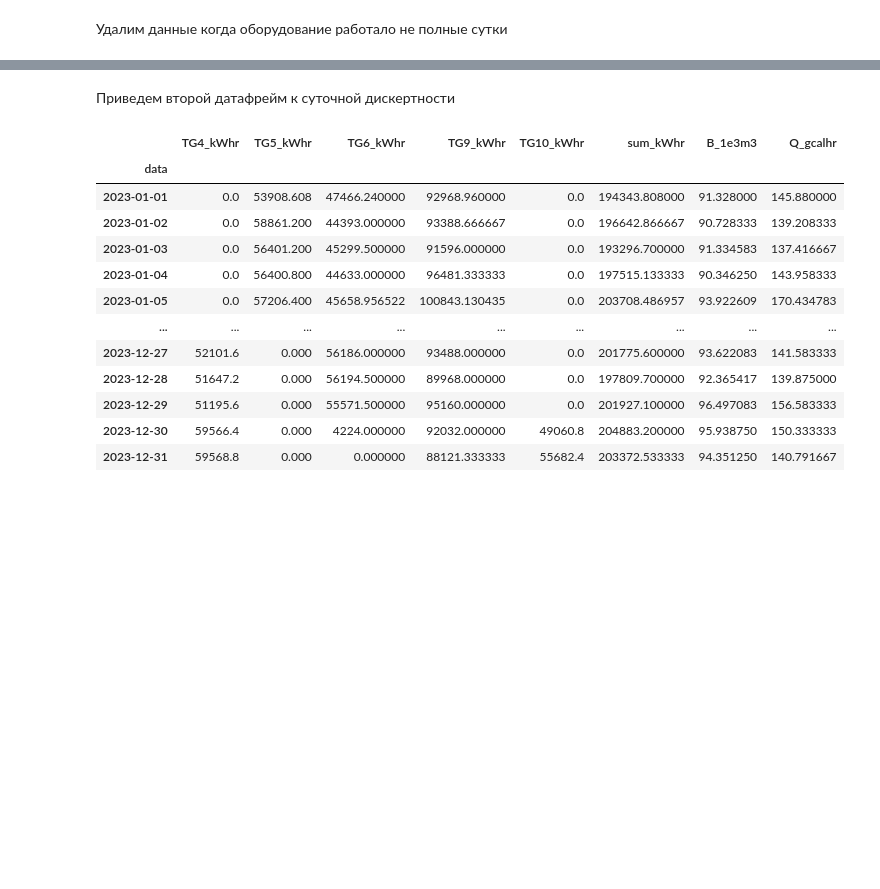
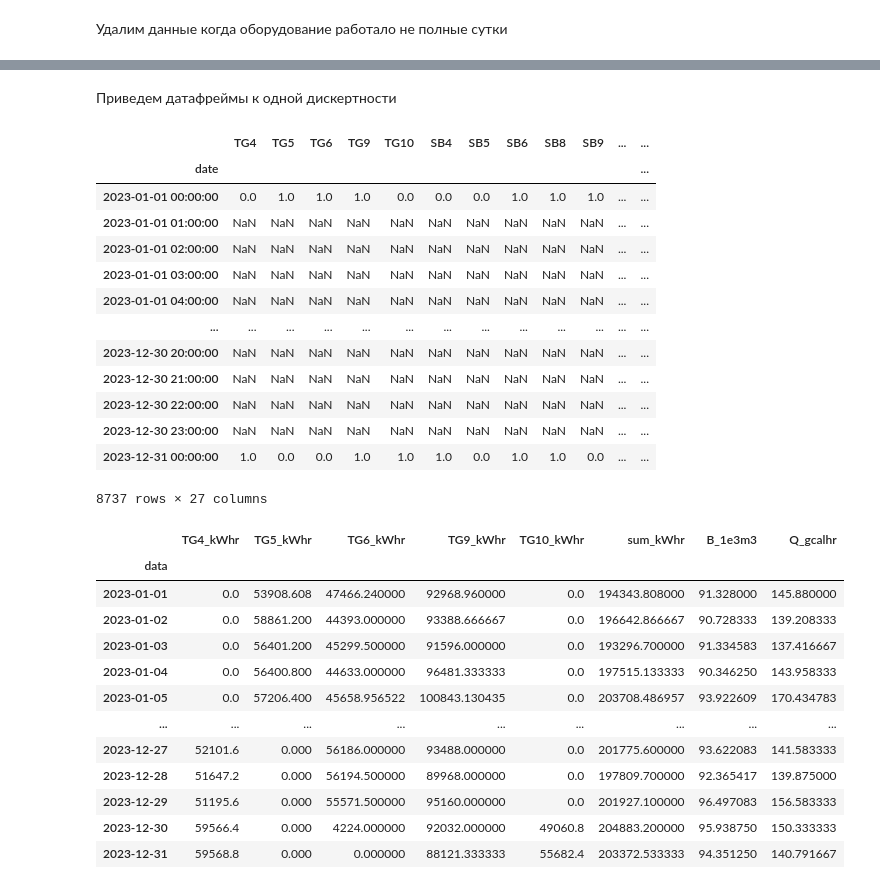
Before and after one commit to ArtyomShabunin/SMOPA-25, a Jupyter notebook: lesson_1.ipynb, the cells around one changed output, grey strips where cells are left out. Drawn from its saved outputs; the diff is of its cells as text; code cells hidden in the pictures; blank space fills up the shorter version.

```diff
--- a/lesson_1.ipynb
+++ b/lesson_1.ipynb
@@ -1014,5 +1032,22 @@ df2 = df2[df2['SB10'] != 2]
 # %% [markdown]
-Приведем второй датафрейм к суточной дискертности
+Приведем датафреймы к одной дискертности
+# %%
+df2.resample('1h').mean()
+# %% [output]
+|  | TG4 | TG5 | TG6 | TG9 | TG10 | SB4 | SB5 | SB6 | SB8 | SB9 | ... | ... |
+| date |  |  |  |  |  |  |  |  |  |  |  | ... |
+| 2023-01-01 00:00:00 | 0.0 | 1.0 | 1.0 | 1.0 | 0.0 | 0.0 | 0.0 | 1.0 | 1.0 | 1.0 | ... | ... |
+| 2023-01-01 01:00:00 | NaN | NaN | NaN | NaN | NaN | NaN | NaN | NaN | NaN | NaN | ... | ... |
+| 2023-01-01 02:00:00 | NaN | NaN | NaN | NaN | NaN | NaN | NaN | NaN | NaN | NaN | ... | ... |
+| 2023-01-01 03:00:00 | NaN | NaN | NaN | NaN | NaN | NaN | NaN | NaN | NaN | NaN | ... | ... |
+| 2023-01-01 04:00:00 | NaN | NaN | NaN | NaN | NaN | NaN | NaN | NaN | NaN | NaN | ... | ... |
+| ... | ... | ... | ... | ... | ... | ... | ... | ... | ... | ... | ... | ... |
+| 2023-12-30 20:00:00 | NaN | NaN | NaN | NaN | NaN | NaN | NaN | NaN | NaN | NaN | ... | ... |
+| 2023-12-30 21:00:00 | NaN | NaN | NaN | NaN | NaN | NaN | NaN | NaN | NaN | NaN | ... | ... |
+| 2023-12-30 22:00:00 | NaN | NaN | NaN | NaN | NaN | NaN | NaN | NaN | NaN | NaN | ... | ... |
+| 2023-12-30 23:00:00 | NaN | NaN | NaN | NaN | NaN | NaN | NaN | NaN | NaN | NaN | ... | ... |
+| 2023-12-31 00:00:00 | 1.0 | 0.0 | 0.0 | 1.0 | 1.0 | 1.0 | 0.0 | 1.0 | 1.0 | 0.0 | ... | ... |
+8737 rows × 27 columns
 # %%
 df1.resample('1d').mean()
 # %% [output]
```
Also changed, not shown: parts of 12 cells of this notebook.
